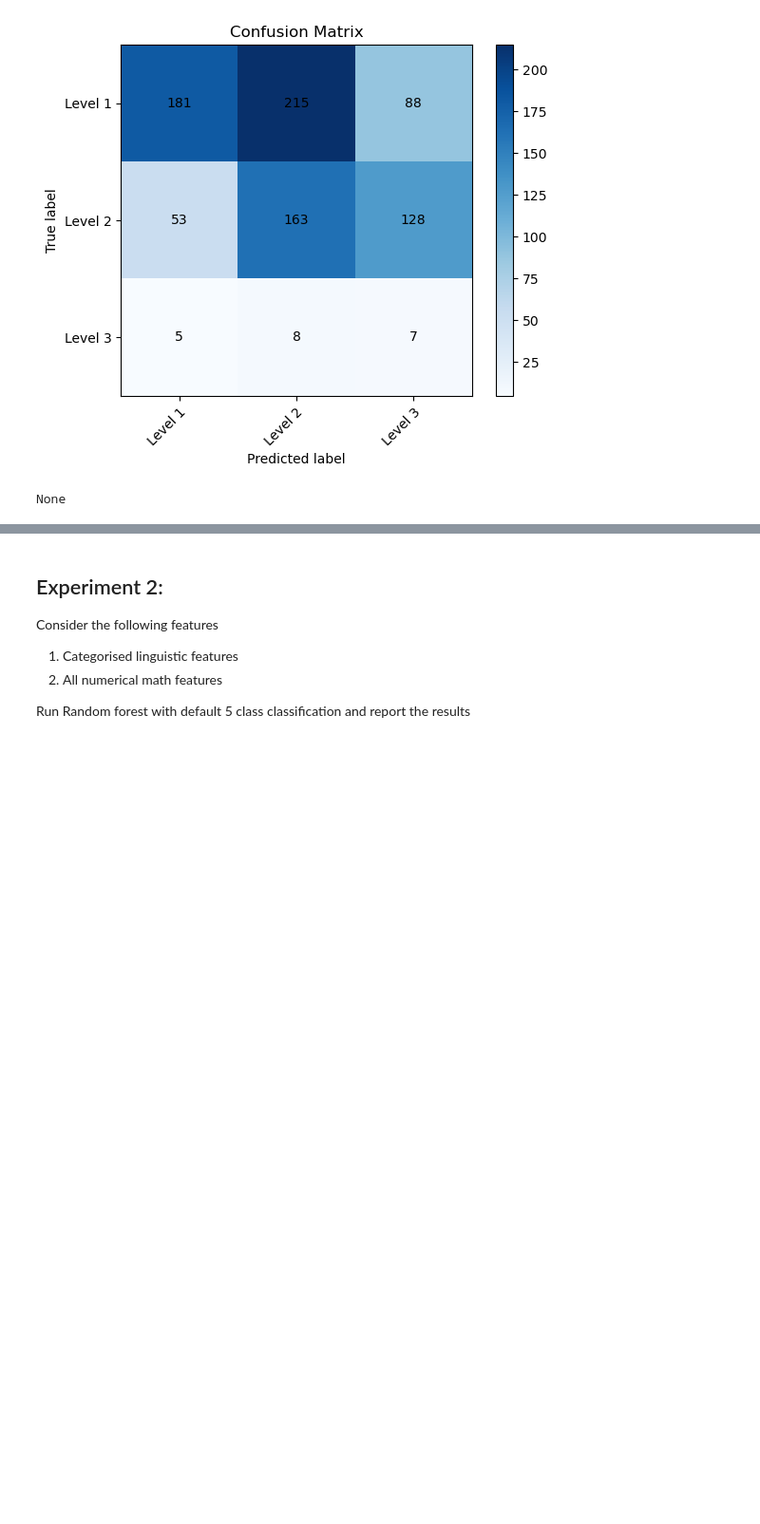
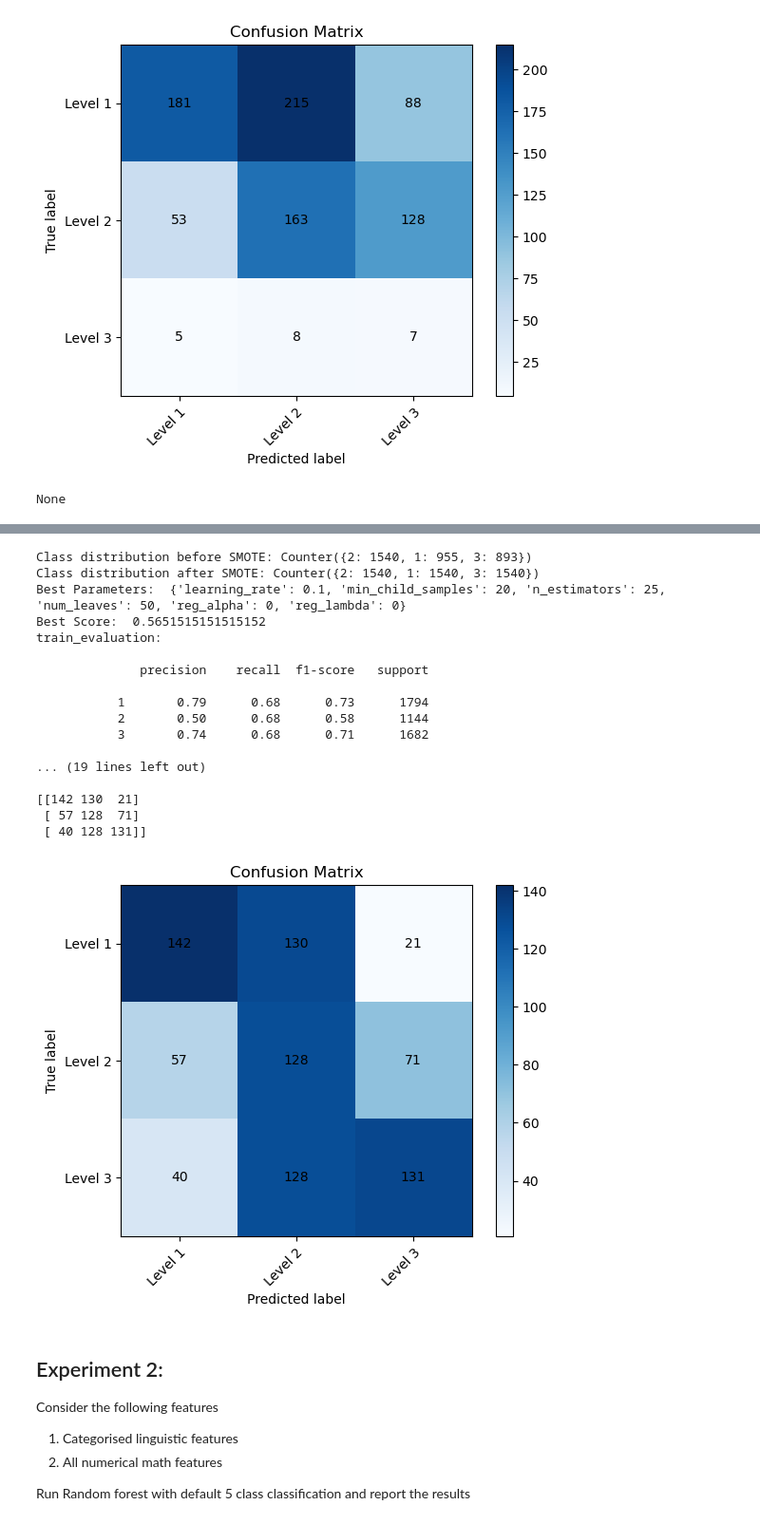
Before and after one commit to ysaidheeraj/NLP_math_research_project, a Jupyter notebook: Models/GT_3Levels.ipynb, the cells around one changed output, grey strips where cells are left out. Shown at 95% size. Saved outputs shown, nothing was run; the diff lists cells and outputs as text; code cells hidden in the pictures; blank space fills up the shorter version.

```diff
--- a/Models/GT_3Levels.ipynb
+++ b/Models/GT_3Levels.ipynb
@@ -168,3 +191,24 @@ None
+# %%
+scores = light_GBM(data1, club_target=True, scores=scores, experiment="Experiment1 NB + SMOTE")
+# %% [output]
+Class distribution before SMOTE: Counter({2: 1540, 1: 955, 3: 893})
+Class distribution after SMOTE: Counter({2: 1540, 1: 1540, 3: 1540})
+Best Parameters:  {'learning_rate': 0.1, 'min_child_samples': 20, 'n_estimators': 25, 'num_leaves': 50, 'reg_alpha': 0, 'reg_lambda': 0}
+Best Score:  0.5651515151515152
+train_evaluation:
+
+              precision    recall  f1-score   support
+
+           1       0.79      0.68      0.73      1794
+           2       0.50      0.68      0.58      1144
+           3       0.74      0.68      0.71      1682
+
+... (19 lines left out)
+
+[[142 130  21]
+ [ 57 128  71]
+ [ 40 128 131]]
+[figure, added]
 # %% [markdown]
 ## Experiment 2:
 
```
Also changed, not shown: parts of 16 cells of this notebook, 5 other files.
